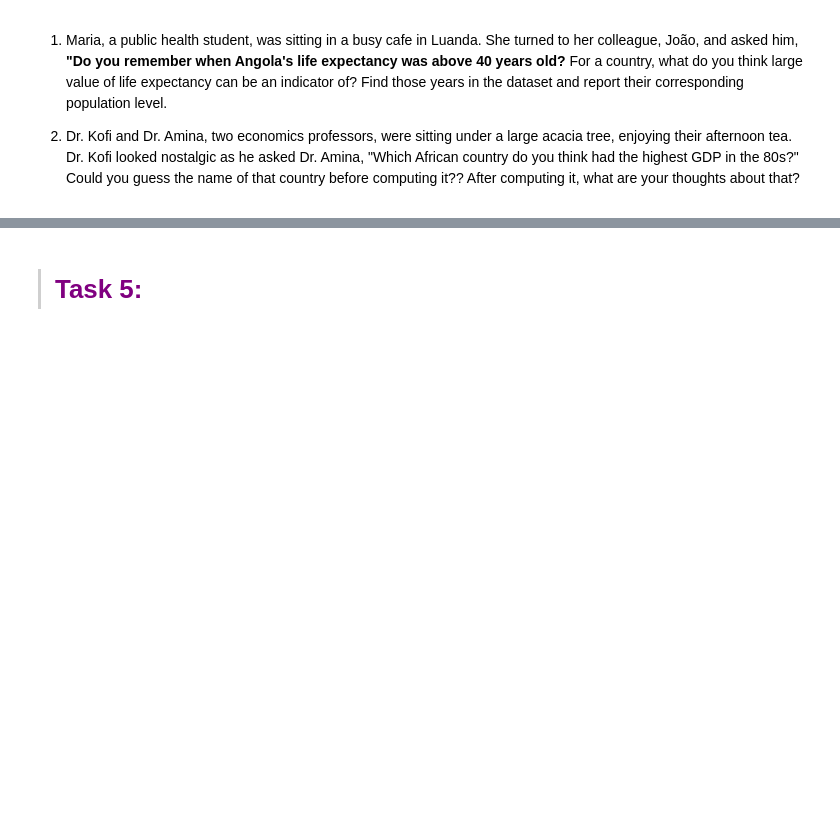
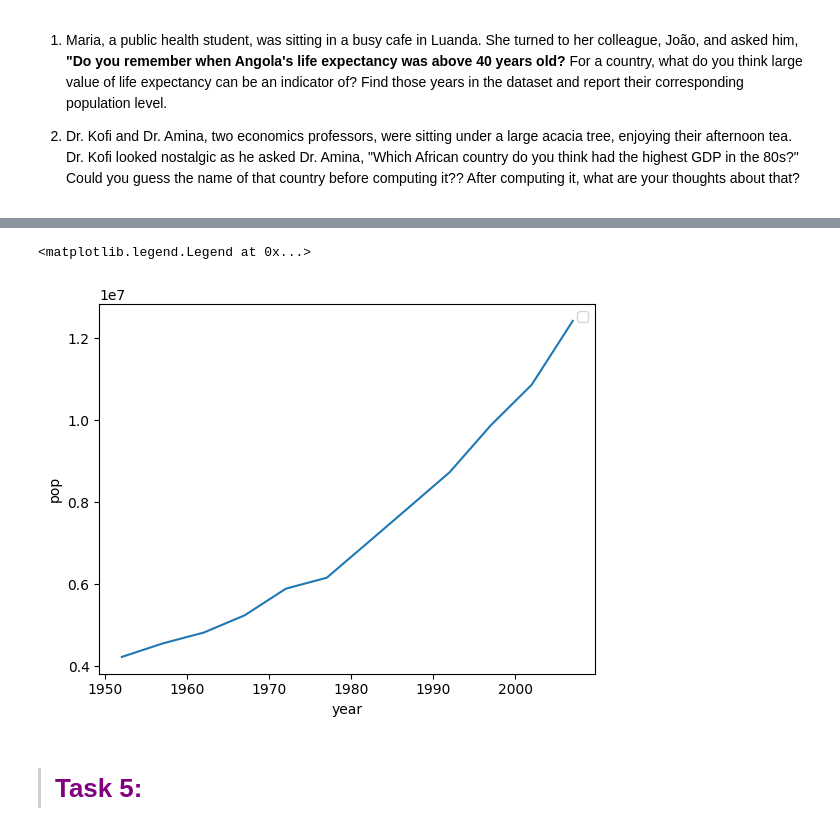
Before and after one commit to wandiyajames-arch/Data_Prep_AIMS, a Jupyter notebook: 02_Data_IO_Operations.ipynb, the cells around one changed output, grey strips where cells are left out. Drawn from its saved outputs; the diff is of its cells as text; code cells hidden in the pictures; blank space fills up the shorter version.

```diff
--- a/02_Data_IO_Operations.ipynb
+++ b/02_Data_IO_Operations.ipynb
@@ -332,0 +342,2 @@ To get a subset of the data, let's query the dataframe and get some insights
+# %%
+world_gapminder = pd.read_csv('data/gapminder.tsv' , sep='\t')
@@ -332,0 +362,2 @@ To get a subset of the data, let's query the dataframe and get some insights
+# %%
+df_angola = world_gapminder[world_gapminder['country'] == "Angola"]
@@ -333,3 +395,11 @@ To get a subset of the data, let's query the dataframe and get some insights
+# %%
+plt.plot(df_angola['year'], df_angola['pop'])
+plt.xlabel('year')
+plt.ylabel('pop')
+plt.legend(loc = 'best')
+# %% [output]
+<matplotlib.legend.Legend at 0x...>
+[figure, added]
 # %% [markdown]
 ># <font color=#800080>Task 5:</font> <a class="anchor" id="Task-1"></a>
 # %% [markdown]
```
Also changed, not shown: parts of 19 cells of this notebook.
